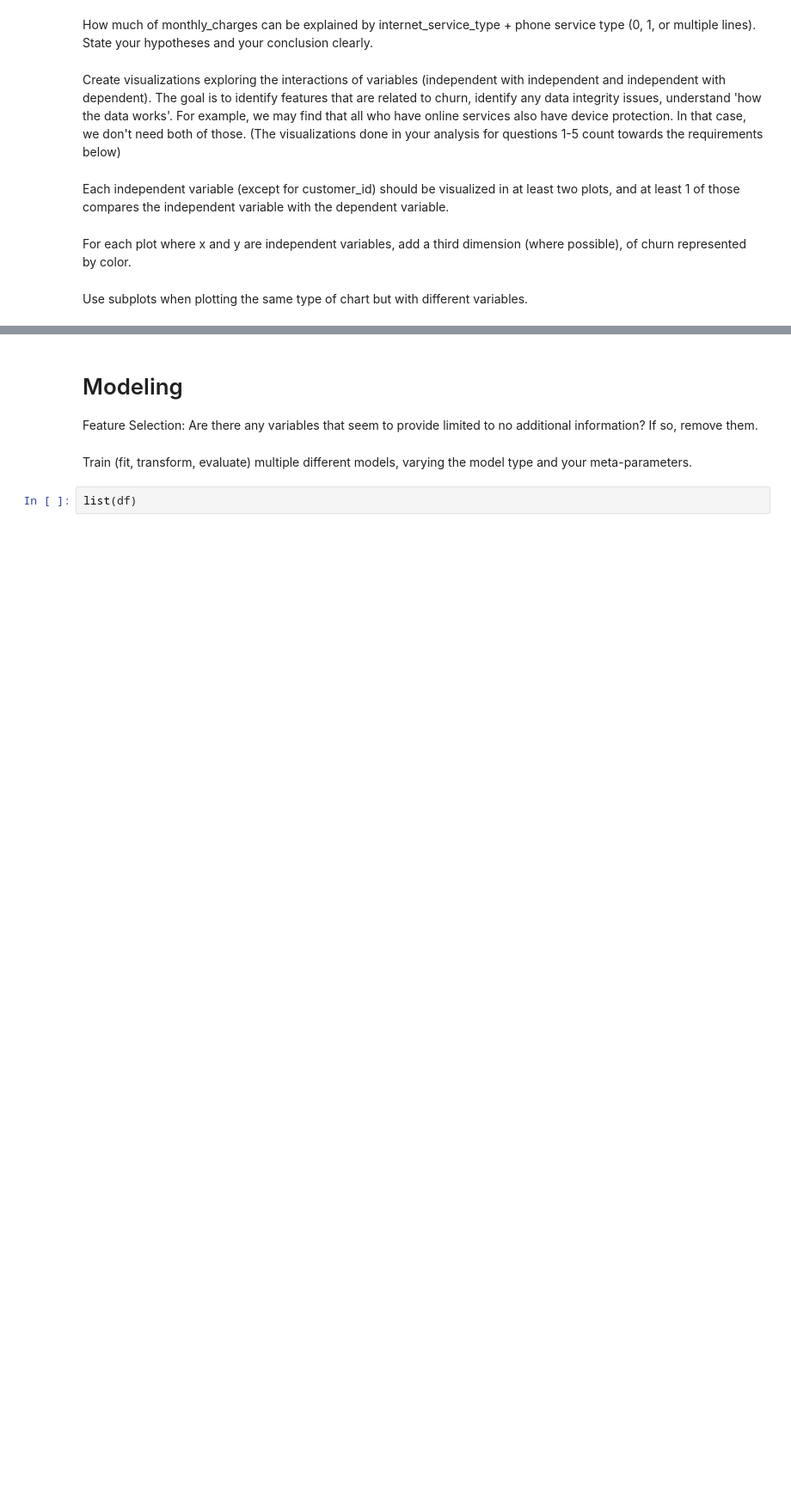
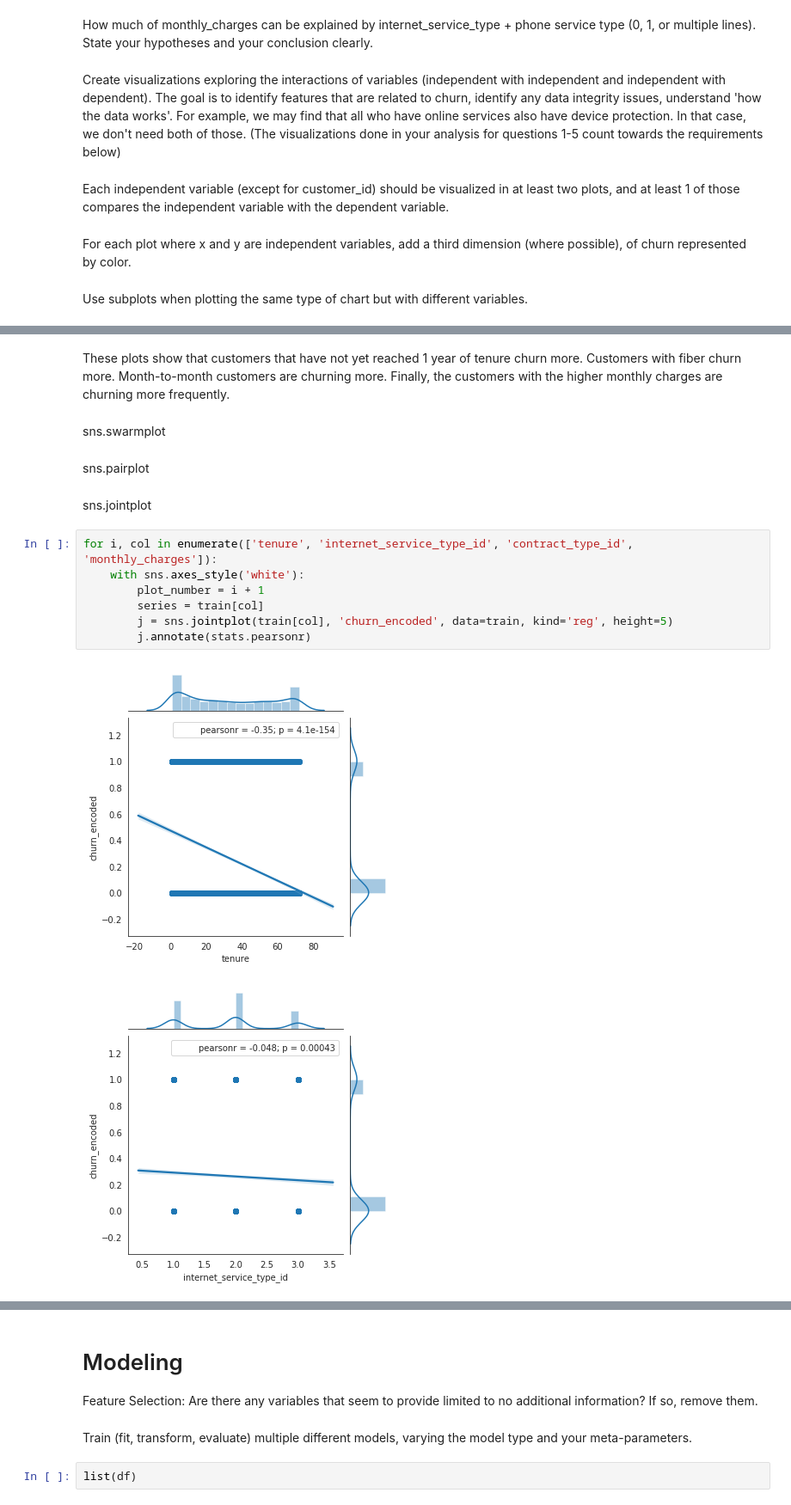
Before and after one commit to codeup-classification-project-ada/Classification, a Jupyter notebook: Codeup_Classification_Project_Ada_JB.ipynb, the cells around one changed output, grey strips where cells are left out. Shown at 86% size. Drawn from its saved outputs; the diff is of its cells as text; blank space fills up the shorter version.

```diff
--- a/Codeup_Classification_Project_Ada_JB.ipynb
+++ b/Codeup_Classification_Project_Ada_JB.ipynb
@@ -660,0 +721,18 @@ Summarize your conclusions, provide clear answers to the specific questions, and
+# %% [markdown]
+These plots show that customers that have not yet reached 1 year of tenure churn more.  Customers with fiber churn more.  Month-to-month customers are churning more.  Finally, the customers with the higher monthly charges are churning more frequently.
+# %% [markdown]
+sns.swarmplot
+# %% [markdown]
+sns.pairplot
+# %% [markdown]
+sns.jointplot
+# %%
+for i, col in enumerate(['tenure', 'internet_service_type_id', 'contract_type_id', 'monthly_charges']):
+    with sns.axes_style('white'):
+        plot_number = i + 1
+        series = train[col]
+        j = sns.jointplot(train[col], 'churn_encoded', data=train, kind='reg', height=5)
+        j.annotate(stats.pearsonr)
+# %% [output]
+[figure, added]
+[figure, added]
```
Also changed, not shown: parts of 75 cells of this notebook.
